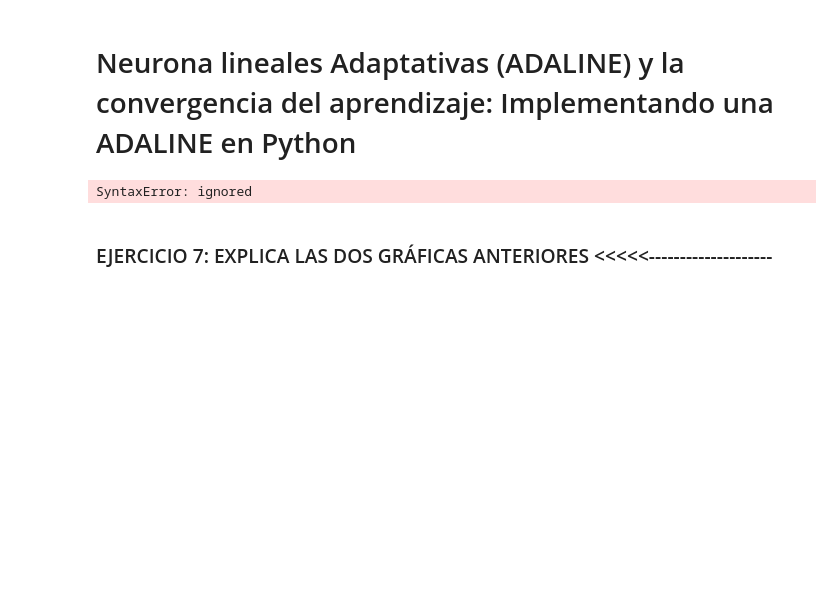
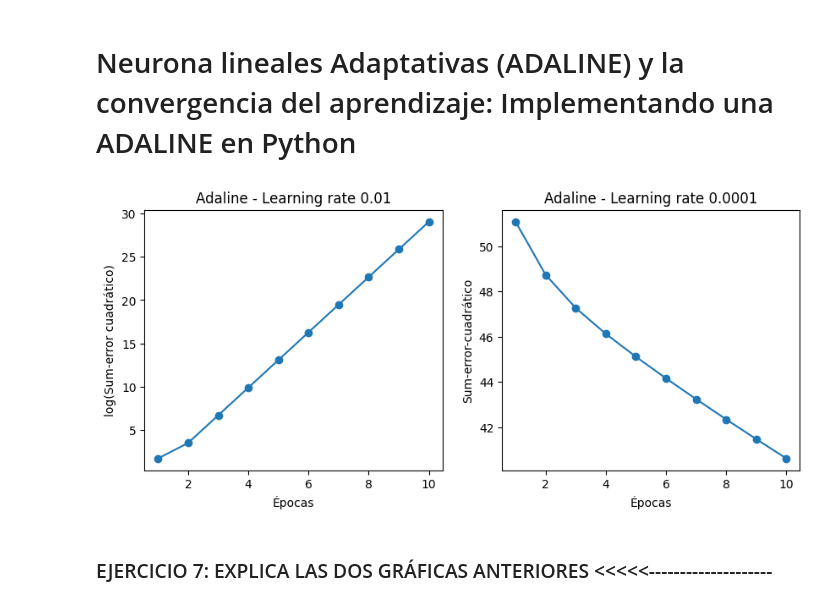
Before and after one commit to 9105507/APRENDIZAJE_AUTOMATICO_23_24, a Jupyter notebook: EJERCICIOS/2_4_Perceptron_y_Adaline_Ejercicio.ipynb, the cells around one changed output. Saved outputs shown, nothing was run; the diff lists cells and outputs as text; code cells hidden in the pictures; blank space fills up the shorter version.

```diff
--- a/EJERCICIOS/2_4_Perceptron_y_Adaline_Ejercicio.ipynb
+++ b/EJERCICIOS/2_4_Perceptron_y_Adaline_Ejercicio.ipynb
@@ -275,7 +275,7 @@ class AdalineGD(object):
             # en el caso de la regresión logística, podríamos cambiarlo a
             # una función sigmoidea para implementar un clasificador de regresión logística.
             output = self.activation(net_input)
-            errors = ### EJERCICIO 5: CALCULA EL ERROR <<<<<--------------------
+            errors = y - output### EJERCICIO 5: CALCULA EL ERROR <<<<<--------------------
             self.w_[1:] += self.eta * X.T.dot(errors)
             self.w_[0] += self.eta * errors.sum()
             cost = (errors**2).sum() / 2.0
@@ -293,26 +293,26 @@ class AdalineGD(object):
     def predict(self, X):
         """Devolver etiqueta de clase después del paso unitario"""
         return np.where(self.activation(self.net_input(X)) >= 0.0, 1, -1)
-# %% [output]
-SyntaxError: ignored
 # %%
 fig, ax = plt.subplots(nrows=1, ncols=2, figsize=(10, 4))
 
-ada1 = ### EJERCICIO 6: Crea y entrena con los datos de entrenamiento y sus etiquetas un Adaline de Gradiente Descendente
+ada1 = AdalineGD(n_iter=10, eta=0.01).fit(X, y)### EJERCICIO 6: Crea y entrena con los datos de entrenamiento y sus etiquetas un Adaline de Gradiente Descendente
        ### con 10 iteraciones y una tasa de aprendizaje de 0.01 <<<<<--------------------<<<<<--------------------<<<<<--------------------
 ax[0].plot(range(1, len(ada1.cost_) + 1), np.log10(ada1.cost_), marker='o')
 ax[0].set_xlabel('Épocas')
 ax[0].set_ylabel('log(Sum-error cuadrático)')
 ax[0].set_title('Adaline - Learning rate 0.01')
 
 ada2 = AdalineGD(n_iter=10, eta=0.0001).fit(X, y)
 ax[1].plot(range(1, len(ada2.cost_) + 1), ada2.cost_, marker='o')
 ax[1].set_xlabel('Épocas')
 ax[1].set_ylabel('Sum-error-cuadrático')
 ax[1].set_title('Adaline - Learning rate 0.0001')
 
 # plt.savefig('images/02_11.png', dpi=300)
 plt.show()
+# %% [output]
+[figure, added]
 # %% [markdown]
 ### EJERCICIO 7: EXPLICA LAS DOS GRÁFICAS ANTERIORES <<<<<--------------------
 # %% [markdown]
```
Also changed, not shown: parts of 3 cells of this notebook.
